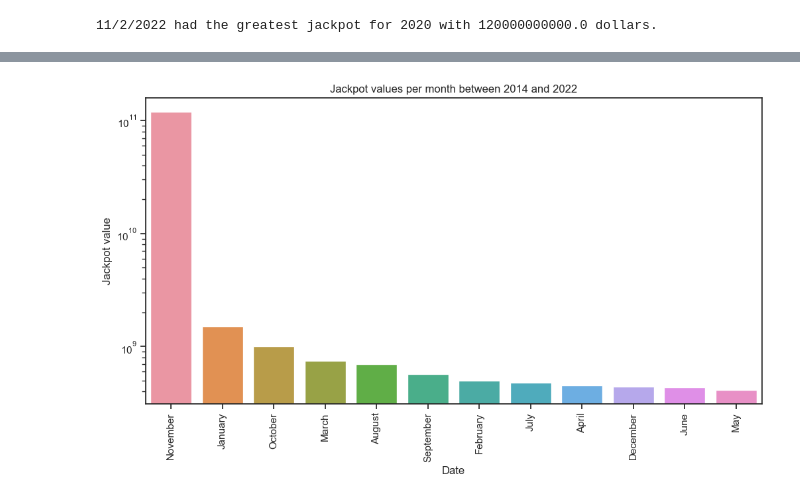
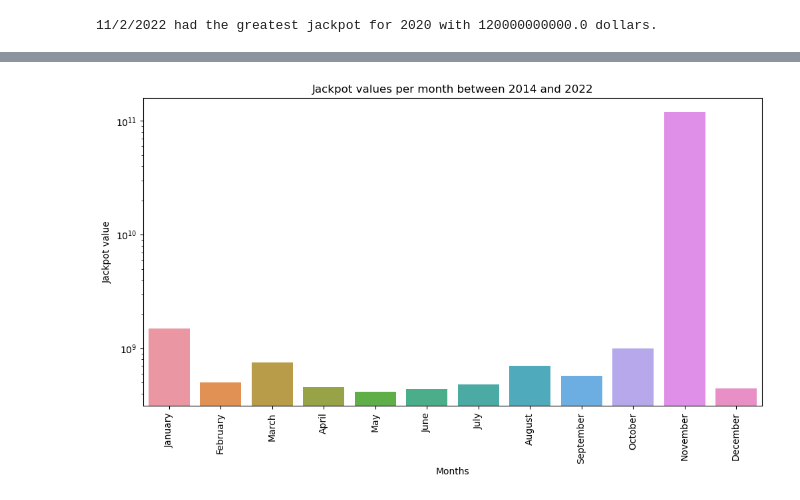
Before and after one commit to Shoggato/LottoInsight, a Jupyter notebook: Project_1.ipynb, the cells around one changed output, grey strips where cells are left out. Cells and saved outputs as stored; diff of their text form; code cells hidden in the pictures.

```diff
--- a/Project_1.ipynb
+++ b/Project_1.ipynb
@@ -338,13 +351,13 @@ data = pd.DataFrame(percentages.items(), columns=['White Numbers', 'Percentage']
 data['White Numbers'] = pd.to_numeric(data['White Numbers'])
 
 # Create a bar plot of the percentages dictionary
-sns.set_theme(style="ticks")
-g = sns.jointplot(data=data, x = 'White Numbers', y = 'Percentage', kind = 'hex', color="#4CB391")
-
-# Set the title and labels
-g.fig.suptitle('Frequency of White Numbers in Washington Lottery', y=1.05)
-plt.xlabel('White Numbers')
-plt.ylabel('Percentage')
+# sns.set_theme(style="ticks")
+ax = sns.jointplot(data=data, x = 'White Numbers',
+              y = 'Percentage',
+              kind = 'hex',
+              color="#4CB391")
+ax.set_axis_labels('White Numbers', 'Percentage')
+ax.fig.suptitle('White Number Percentages in Washington Lottery', y = 1.05)
 
 # Show the plot
 plt.show()
@@ -381,7 +394,7 @@ for i in range(1, 13):
 
 # I utilized pd.DataFrame.from_dict() from https://pandas.pydata.org/docs/reference/api/pandas.DataFrame.from_dict.html
 # to convert my dictionary from my for loop into a DataFrame.
-jackpot_common_months = pd.DataFrame.from_dict(jackpot_common, orient='index', columns=['Common Jackpot'])
+jackpot_common_months = pd.DataFrame.from_dict(jackpot_common, orient='index', columns=['Max Month Jackpot'])
 
 # https://stackoverflow.com/questions/61842649/renaming-months-from-number-to-name-in-pandas
 # Utilizing pythons calendar function, converted the index to the abbreviated months
@@ -393,7 +406,7 @@ jackpot_common_months['Months'] = month
 
 
 # Sort the schools by `% Overall Passing` in descending order and display the top 5 rows.
-top_months_jackpot = jackpot_common_months.sort_values(by=['Common Jackpot'], ascending = False)
+top_months_jackpot = jackpot_common_months.sort_values(by=['Max Month Jackpot'], ascending = False)
 
 
 # ANSWER QUESTION 4
@@ -437,20 +450,20 @@ top_months_jackpot
 # %%
 # Top month jackpts for years 2014 to 2022
 
 # Set the figure size
 plt.figure(figsize=(12, 6))
 
+x_axis = jackpot_common_months['Months']
+y_axis = jackpot_common_months['Max Month Jackpot']
 # Create a bar plot of the jackpot values per month
-ax = sns.barplot(x='Months', y='Common Jackpot', data=top_months_jackpot, errorbar=None)
+ax = sns.barplot(x=x_axis, y=y_axis, data=jackpot_common_months, errorbar=None).set(xlabel = 'Months', ylabel = 'Jackpot value', title = 'Jackpot values per month between 2014 and 2022')
 
 # set the y-axis scale to logarithmic
 plt.yscale('log')
 
 plt.xticks(rotation=90)
-ax.set_title('Jackpot values per month between 2014 and 2022')
-ax.set_xlabel('Date')
-ax.set_ylabel('Jackpot value')
+
 
 plt.show()
 # %% [output]
-[figure, old version]
+[figure, new version]
```
Also changed, not shown: parts of 19 cells of this notebook, 21 other files.
